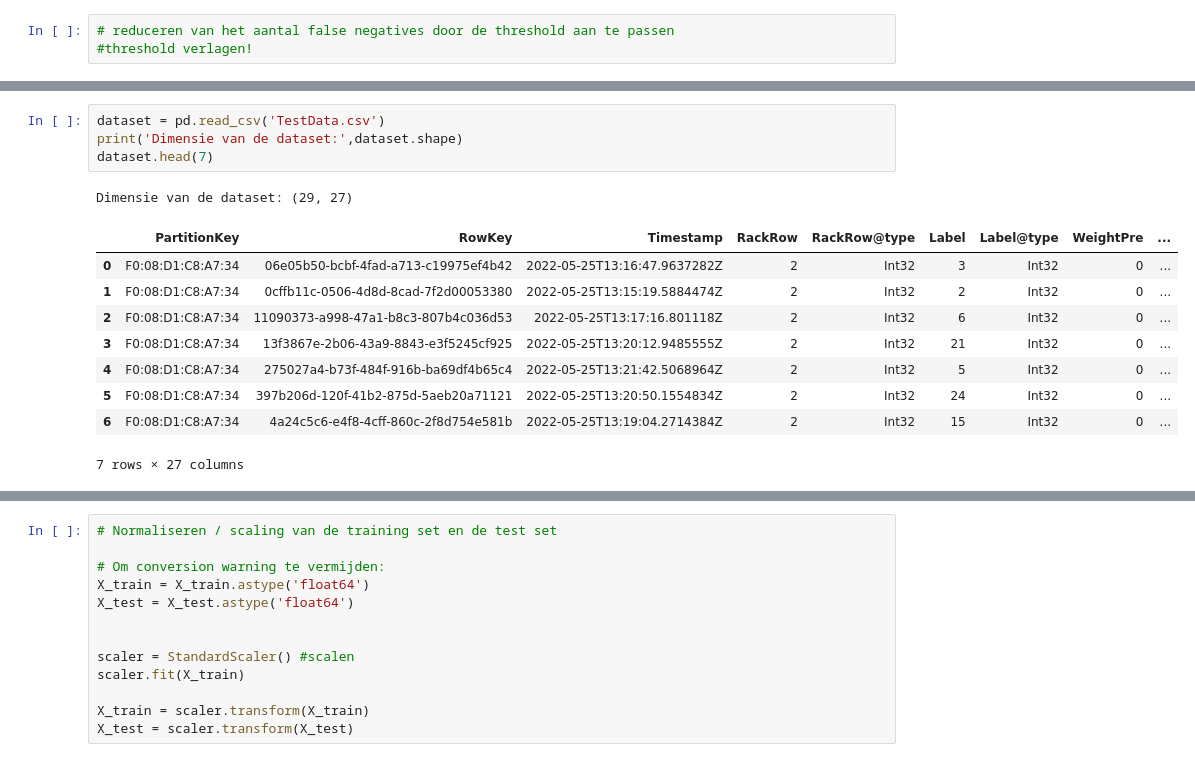
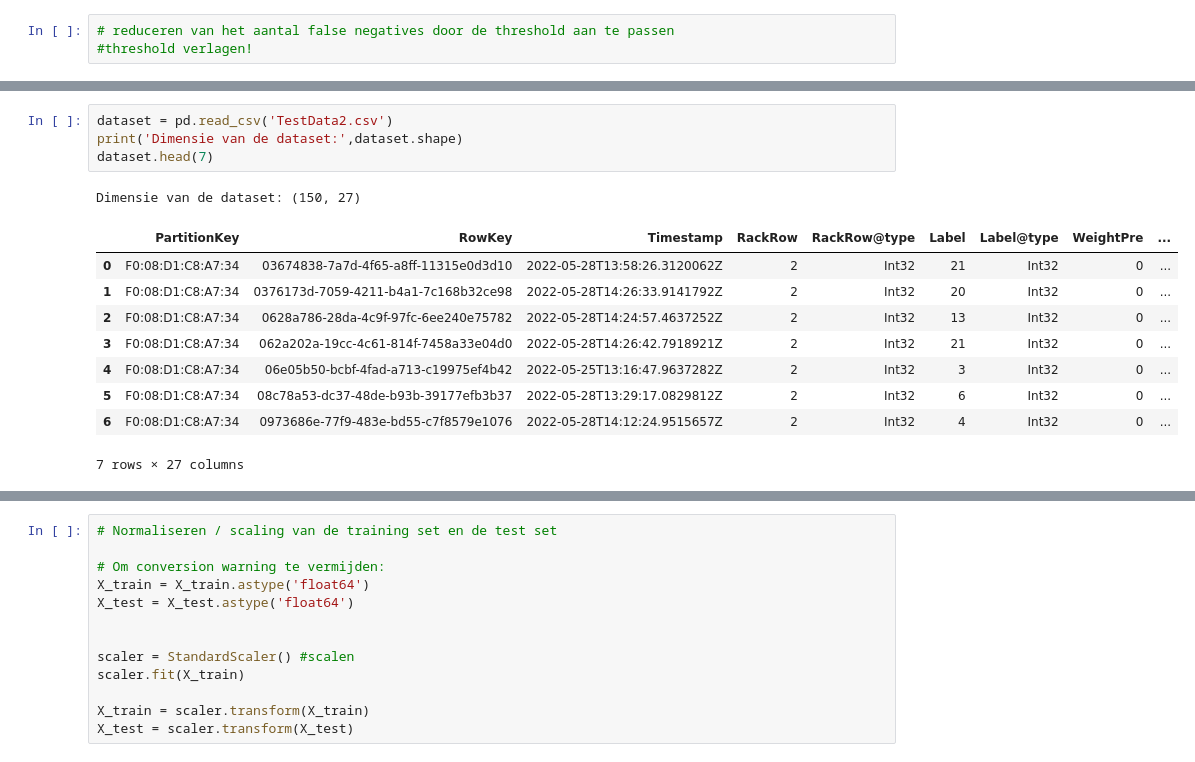
Before and after one commit to DeWildeDaan/DeliverYvesG1, a Jupyter notebook: testdata_logistic_regression_sensors_voorbereiding/testdata_logistic_regression_DistAvgL.ipynb, the cells around one changed output, grey strips where cells are left out. Drawn from its saved outputs; the diff is of its cells as text.

```diff
--- a/testdata_logistic_regression_sensors_voorbereiding/testdata_logistic_regression_DistAvgL.ipynb
+++ b/testdata_logistic_regression_sensors_voorbereiding/testdata_logistic_regression_DistAvgL.ipynb
@@ -456,19 +463,19 @@ Bouw een logistic regression model dat zo accuraat mogelijk de penguinsoort kan
 <br />
 Schrijf jouw conclusies op met betrekking tot het finaal bekomen model.
 # %%
-dataset = pd.read_csv('TestData.csv')
+dataset = pd.read_csv('TestData2.csv')
 print('Dimensie van de dataset:',dataset.shape)
 dataset.head(7)
 # %% [output]
-Dimensie van de dataset: (29, 27)
+Dimensie van de dataset: (150, 27)
 |  | PartitionKey | RowKey | Timestamp | RackRow | RackRow@type | Label | Label@type | WeightPre | ... |
-| 0 | F0:08:D1:C8:A7:34 | 06e05b50-bcbf-4fad-a713-c19975ef4b42 | 2022-05-25T13:16:47.9637282Z | 2 | Int32 | 3 | Int32 | 0 | ... |
-| 1 | F0:08:D1:C8:A7:34 | 0cffb11c-0506-4d8d-8cad-7f2d00053380 | 2022-05-25T13:15:19.5884474Z | 2 | Int32 | 2 | Int32 | 0 | ... |
-| 2 | F0:08:D1:C8:A7:34 | 11090373-a998-47a1-b8c3-807b4c036d53 | 2022-05-25T13:17:16.801118Z | 2 | Int32 | 6 | Int32 | 0 | ... |
-| 3 | F0:08:D1:C8:A7:34 | 13f3867e-2b06-43a9-8843-e3f5245cf925 | 2022-05-25T13:20:12.9485555Z | 2 | Int32 | 21 | Int32 | 0 | ... |
-| 4 | F0:08:D1:C8:A7:34 | 275027a4-b73f-484f-916b-ba69df4b65c4 | 2022-05-25T13:21:42.5068964Z | 2 | Int32 | 5 | Int32 | 0 | ... |
-| 5 | F0:08:D1:C8:A7:34 | 397b206d-120f-41b2-875d-5aeb20a71121 | 2022-05-25T13:20:50.1554834Z | 2 | Int32 | 24 | Int32 | 0 | ... |
-| 6 | F0:08:D1:C8:A7:34 | 4a24c5c6-e4f8-4cff-860c-2f8d754e581b | 2022-05-25T13:19:04.2714384Z | 2 | Int32 | 15 | Int32 | 0 | ... |
+| 0 | F0:08:D1:C8:A7:34 | 03674838-7a7d-4f65-a8ff-11315e0d3d10 | 2022-05-28T13:58:26.3120062Z | 2 | Int32 | 21 | Int32 | 0 | ... |
+| 1 | F0:08:D1:C8:A7:34 | 0376173d-7059-4211-b4a1-7c168b32ce98 | 2022-05-28T14:26:33.9141792Z | 2 | Int32 | 20 | Int32 | 0 | ... |
+| 2 | F0:08:D1:C8:A7:34 | 0628a786-28da-4c9f-97fc-6ee240e75782 | 2022-05-28T14:24:57.4637252Z | 2 | Int32 | 13 | Int32 | 0 | ... |
+| 3 | F0:08:D1:C8:A7:34 | 062a202a-19cc-4c61-814f-7458a33e04d0 | 2022-05-28T14:26:42.7918921Z | 2 | Int32 | 21 | Int32 | 0 | ... |
+| 4 | F0:08:D1:C8:A7:34 | 06e05b50-bcbf-4fad-a713-c19975ef4b42 | 2022-05-25T13:16:47.9637282Z | 2 | Int32 | 3 | Int32 | 0 | ... |
+| 5 | F0:08:D1:C8:A7:34 | 08c78a53-dc37-48de-b93b-39177efb3b37 | 2022-05-28T13:29:17.0829812Z | 2 | Int32 | 6 | Int32 | 0 | ... |
+| 6 | F0:08:D1:C8:A7:34 | 0973686e-77f9-483e-bd55-c7f8579e1076 | 2022-05-28T14:12:24.9515657Z | 2 | Int32 | 4 | Int32 | 0 | ... |
 7 rows × 27 columns
 # %%
 # uitwerking van de opdracht:
```
Also changed, not shown: parts of 26 cells of this notebook.
